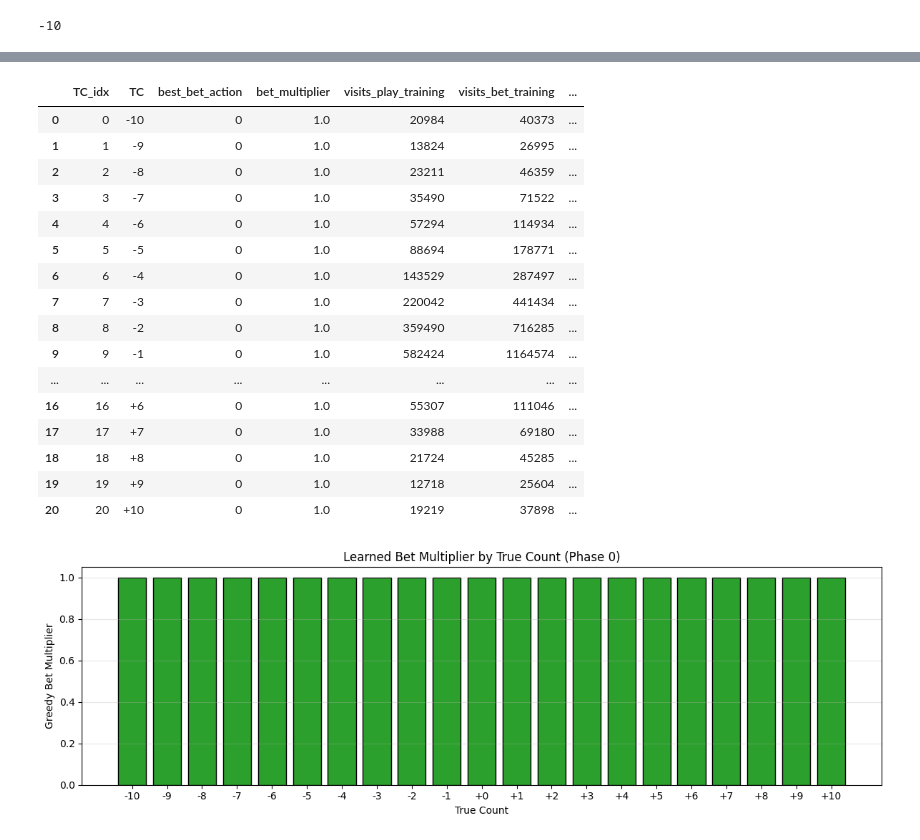
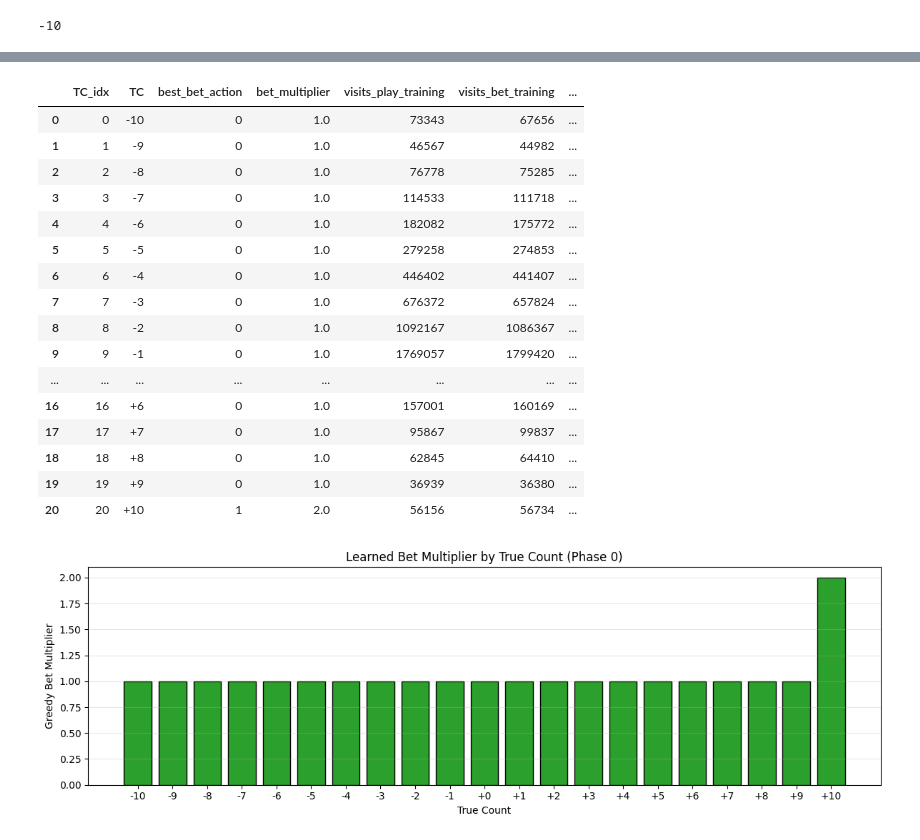
Before and after one commit to limyixiang/cs4246-project-blackjack, a Jupyter notebook: hi_lo_variant/add_double/sarsa.ipynb, the cells around one changed output, grey strips where cells are left out. Cells and saved outputs as stored; diff of their text form; code cells hidden in the pictures.

```diff
--- a/hi_lo_variant/add_double/sarsa.ipynb
+++ b/hi_lo_variant/add_double/sarsa.ipynb
@@ -223,8 +223,8 @@ from env import BlackjackEnv
 # learning_rate = 0.01        # How fast to learn (higher = faster but less stable)
 lr_bet = 0.01
 lr_play = 0.01
-n_preplay_episodes = 5_000_000
-n_bet_episodes = 10_000_000
+n_preplay_episodes = 15_000_000
+n_bet_episodes = 15_000_000
 total_episodes = n_preplay_episodes + n_bet_episodes
 start_epsilon_play = 1.0         # Start with 100% random actions
 epsilon_decay_play = start_epsilon_play / max(n_preplay_episodes / 2, 1)  # Reduce exploration over time
@@ -559,6 +566,7 @@ TC +10: mean=-0.0314  n=3779
 import numpy as np
 import pandas as pd
 from matplotlib import pyplot as plt
+import os
 
 # Helper: argmax with deterministic tie-break (first max)
 def _argmax(q: np.ndarray) -> int:
@@ -589,49 +597,51 @@ for idx in range(n_buckets):
         'TC_idx': int(idx),
         'TC': labels[idx],
         'best_bet_action': int(best),
         'bet_multiplier': mult,
         'visits_play_training': int(visits_play) if not np.isnan(visits_play) else None,
         'visits_bet_training': int(visits_bet) if not np.isnan(visits_bet) else None,
         'visits_total': int(visits_total) if not np.isnan(visits_total) else None,
         'Q_bets': q_bets.copy(),
     })
 
 bet_df = pd.DataFrame(rows).sort_values('TC_idx').reset_index(drop=True)
 display(bet_df)
 
 # Bar chart of chosen multiplier vs TC (optionally filter low-visit buckets)
 min_visits = 0  # set to e.g. 1000 to hide low-data bins
 plot_df = bet_df
 if 'hist_start' in globals() and min_visits > 0:
     plot_df = bet_df[bet_df['visits_total'].fillna(0) >= min_visits]
 
 plt.figure(figsize=(12, 4))
 plt.bar(plot_df['TC'], plot_df['bet_multiplier'], color='tab:green', edgecolor='k')
 plt.xlabel('True Count')
 plt.ylabel('Greedy Bet Multiplier')
 plt.title('Learned Bet Multiplier by True Count (Phase 0)')
 plt.grid(axis='y', alpha=0.3)
 plt.tight_layout()
+os.makedirs('plots', exist_ok=True)
+plt.savefig('plots/bet_multiplier_by_tc.png', dpi=300, bbox_inches='tight')
 plt.show()
 # %% [output]
 |  | TC_idx | TC | best_bet_action | bet_multiplier | visits_play_training | visits_bet_training | ... |
-| 0 | 0 | -10 | 0 | 1.0 | 20984 | 40373 | ... |
-| 1 | 1 | -9 | 0 | 1.0 | 13824 | 26995 | ... |
-| 2 | 2 | -8 | 0 | 1.0 | 23211 | 46359 | ... |
-| 3 | 3 | -7 | 0 | 1.0 | 35490 | 71522 | ... |
-| 4 | 4 | -6 | 0 | 1.0 | 57294 | 114934 | ... |
-| 5 | 5 | -5 | 0 | 1.0 | 88694 | 178771 | ... |
-| 6 | 6 | -4 | 0 | 1.0 | 143529 | 287497 | ... |
-| 7 | 7 | -3 | 0 | 1.0 | 220042 | 441434 | ... |
-| 8 | 8 | -2 | 0 | 1.0 | 359490 | 716285 | ... |
-| 9 | 9 | -1 | 0 | 1.0 | 582424 | 1164574 | ... |
+| 0 | 0 | -10 | 0 | 1.0 | 73343 | 67656 | ... |
+| 1 | 1 | -9 | 0 | 1.0 | 46567 | 44982 | ... |
+| 2 | 2 | -8 | 0 | 1.0 | 76778 | 75285 | ... |
+| 3 | 3 | -7 | 0 | 1.0 | 114533 | 111718 | ... |
+| 4 | 4 | -6 | 0 | 1.0 | 182082 | 175772 | ... |
+| 5 | 5 | -5 | 0 | 1.0 | 279258 | 274853 | ... |
+| 6 | 6 | -4 | 0 | 1.0 | 446402 | 441407 | ... |
+| 7 | 7 | -3 | 0 | 1.0 | 676372 | 657824 | ... |
+| 8 | 8 | -2 | 0 | 1.0 | 1092167 | 1086367 | ... |
+| 9 | 9 | -1 | 0 | 1.0 | 1769057 | 1799420 | ... |
 | ... | ... | ... | ... | ... | ... | ... | ... |
-| 16 | 16 | +6 | 0 | 1.0 | 55307 | 111046 | ... |
-| 17 | 17 | +7 | 0 | 1.0 | 33988 | 69180 | ... |
-| 18 | 18 | +8 | 0 | 1.0 | 21724 | 45285 | ... |
-| 19 | 19 | +9 | 0 | 1.0 | 12718 | 25604 | ... |
-| 20 | 20 | +10 | 0 | 1.0 | 19219 | 37898 | ... |
+| 16 | 16 | +6 | 0 | 1.0 | 157001 | 160169 | ... |
+| 17 | 17 | +7 | 0 | 1.0 | 95867 | 99837 | ... |
+| 18 | 18 | +8 | 0 | 1.0 | 62845 | 64410 | ... |
+| 19 | 19 | +9 | 0 | 1.0 | 36939 | 36380 | ... |
+| 20 | 20 | +10 | 1 | 2.0 | 56156 | 56734 | ... |
-[figure, old version]
+[figure, new version]
 # %%
 # === Visualization helpers for Q tables ===
 import numpy as np
```
Also changed, not shown: parts of 9 cells of this notebook, 27 other files.
